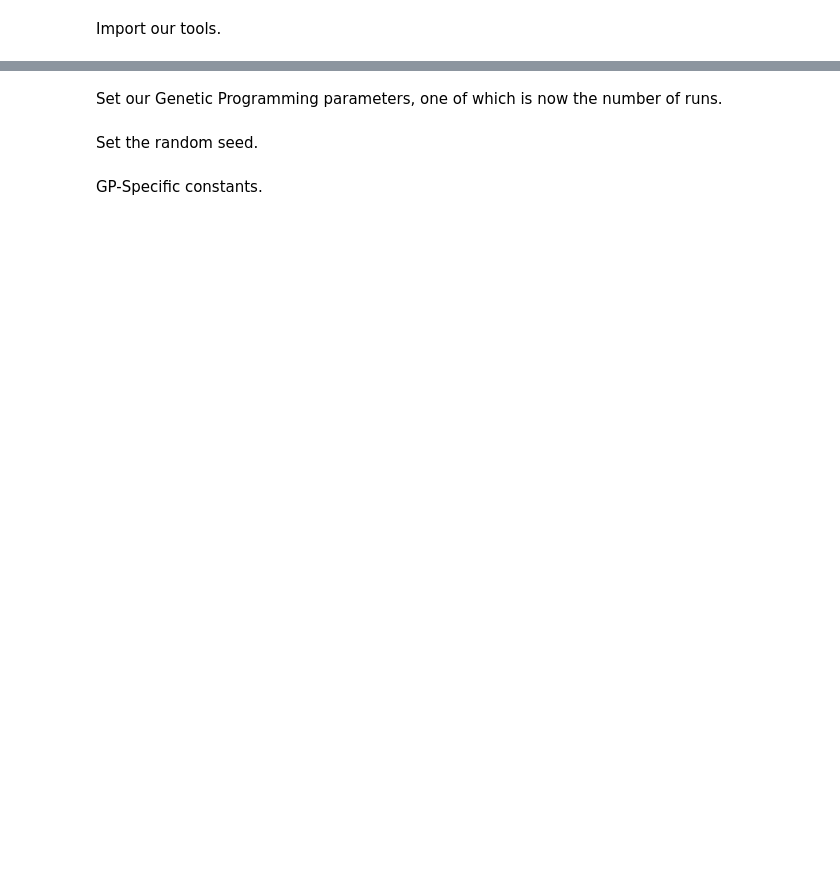
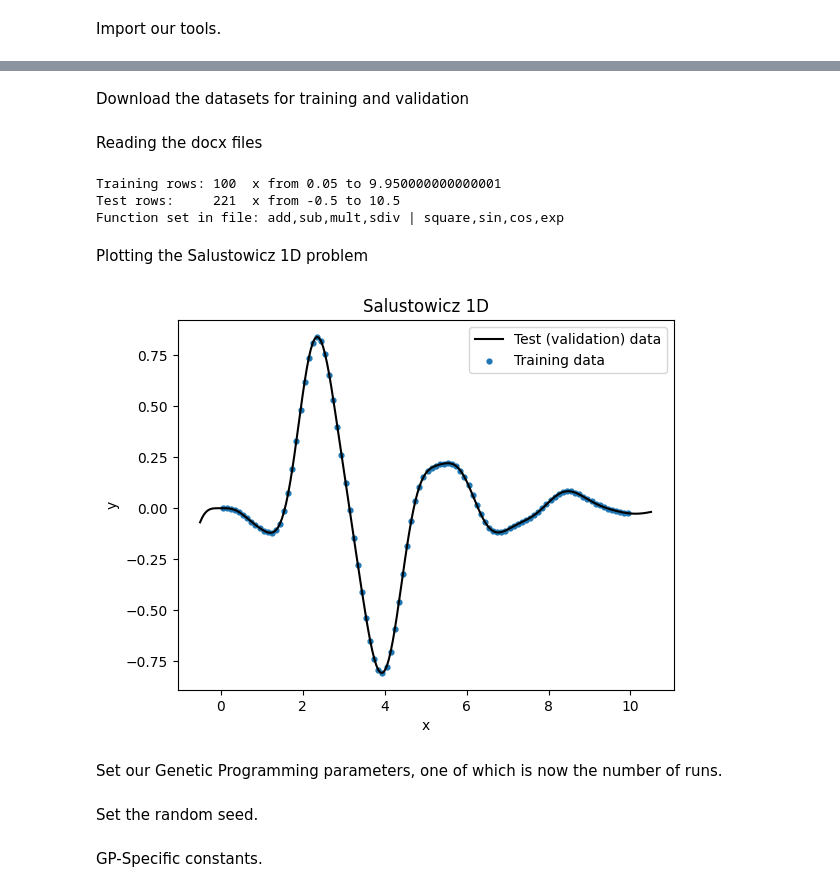
Before and after one commit to eryk-mar/CS4207_Cafepos, a Jupyter notebook: GP Multiple runs on an arbitrary Symbolic Regression Problem.ipynb, the cells around one changed output, grey strips where cells are left out. Saved outputs shown, nothing was run; the diff lists cells and outputs as text; code cells hidden in the pictures; blank space fills up the shorter version.

```diff
--- a/GP Multiple runs on an arbitrary Symbolic Regression Problem.ipynb
+++ b/GP Multiple runs on an arbitrary Symbolic Regression Problem.ipynb
@@ -115,0 +44,2 @@ import networkx as nx
+# %% [markdown]
+Download the datasets for training and validation
@@ -116,2 +61,47 @@ import networkx as nx
+# %% [markdown]
+Reading the docx files
+# %%
+def read_gp_docx(path):
+    settings, rows = {}, []
+    for p in Document(path).paragraphs:
+        for line in p.text.splitlines():
+            line = line.strip()
+            if not line or line.startswith('#'):
+                continue
+            if '=' in line:
+                key, val = line.split('=', 1)
+                settings[key.strip()] = val.strip()
+                continue
+            try:
+                rows.append([float(v) for v in line.split()])
+            except ValueError:
+                pass
+    return settings, rows
+
+cfg, train = read_gp_docx(TRAIN_FILE)
+_, test = read_gp_docx(TEST_FILE)
+
+nvar, ncases = map(int, test[0])
+test = test[1:]
+
+assert len(train) == int(cfg['NFITCASES']), f"expected {cfg['NFITCASES']} training rows, got {len(train)}"
+assert len(test) == ncases, f"expected {ncases} test rows, got {len(test)}"
+
+print("Training rows:", len(train), " x from", min(r[0] for r in train), "to", max(r[0] for r in train))
+print("Test rows:    ", len(test),  " x from", min(r[0] for r in test),  "to", max(r[0] for r in test))
+print("Function set in file:", cfg['BINARY_FUN'], "|", cfg['UNARY_FUN'])
+# %% [output]
+Training rows: 100  x from 0.05 to 9.950000000000001
+Test rows:     221  x from -0.5 to 10.5
+Function set in file: add,sub,mult,sdiv | square,sin,cos,exp
+# %% [markdown]
+Plotting the Salustowicz 1D problem
+# %%
+plt.plot([r[0] for r in test], [r[1] for r in test], 'k-', label='Test (validation) data')
+plt.scatter([r[0] for r in train], [r[1] for r in train], s=12, label='Training data')
+plt.xlabel('x'); plt.ylabel('y'); plt.title('Salustowicz 1D'); plt.legend()
+plt.show()
+# %% [output]
+[figure, added]
 # %% [markdown]
 Set our Genetic Programming parameters, one of which is now the number of runs.
```
Also changed, not shown: parts of 42 cells of this notebook.
